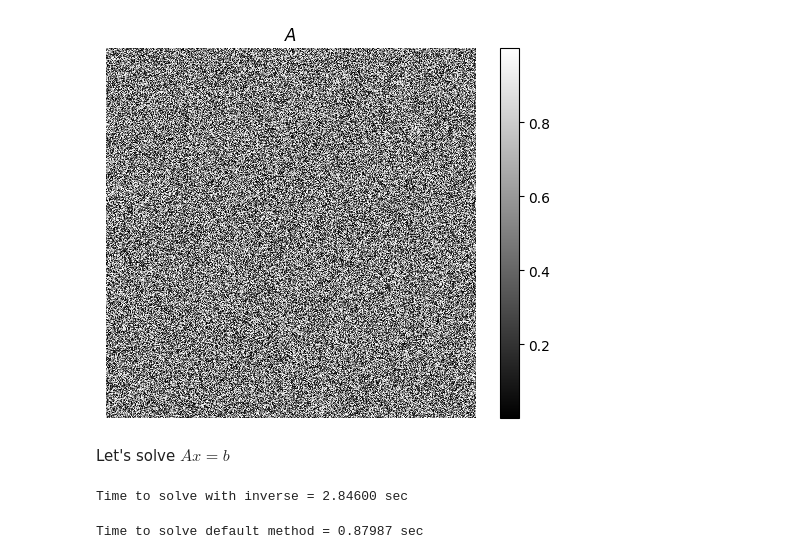
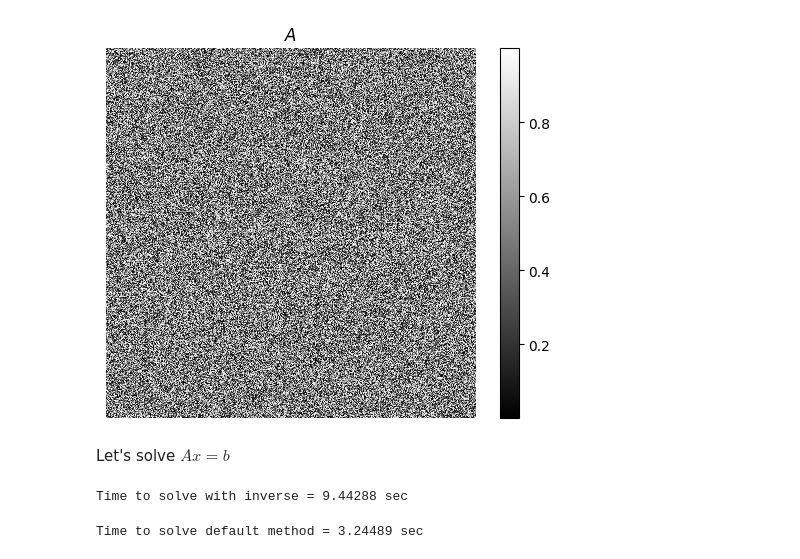
Before and after one commit to ORF307/companion, a Jupyter notebook: lectures/02_lecture/matrix_inversion.ipynb, the cells around one changed output. Cells and saved outputs as stored; diff of their text form; code cells hidden in the pictures.

```diff
--- a/lectures/02_lecture/matrix_inversion.ipynb
+++ b/lectures/02_lecture/matrix_inversion.ipynb
@@ -7,18 +6,18 @@ from matplotlib import pyplot as plt
 # %%
 # Set dimension
-n = 5000
+n = 10000
 
 # Generate random matrix
 A = np.random.rand(n, n)
 b = np.random.rand(n)
 
 plt.imshow(A, cmap='gray', interpolation='nearest')
 plt.colorbar()
 plt.axis('off')
 plt.title(r'$A$')
 plt.show()
 # %% [output]
-[figure, old version]
+[figure, new version]
 # %% [markdown]
 Let's solve $Ax = b$
 # %%
@@ -28,11 +27,11 @@ invA = la.inv(A)
 x = invA.dot(b)
 print("Time to solve with inverse = %.5f sec" % (time() - start_time))
 # %% [output]
-Time to solve with inverse = 2.84600 sec
+Time to solve with inverse = 9.44288 sec
 # %%
 # Solve with standard method
 start_time = time()
 x = la.solve(A, b)
 print("Time to solve default method = %.5f sec" % (time() - start_time))
 # %% [output]
-Time to solve default method = 0.87987 sec
+Time to solve default method = 3.24489 sec
```
Also changed, not shown: parts of 1 cell of this notebook, 6 other files.
